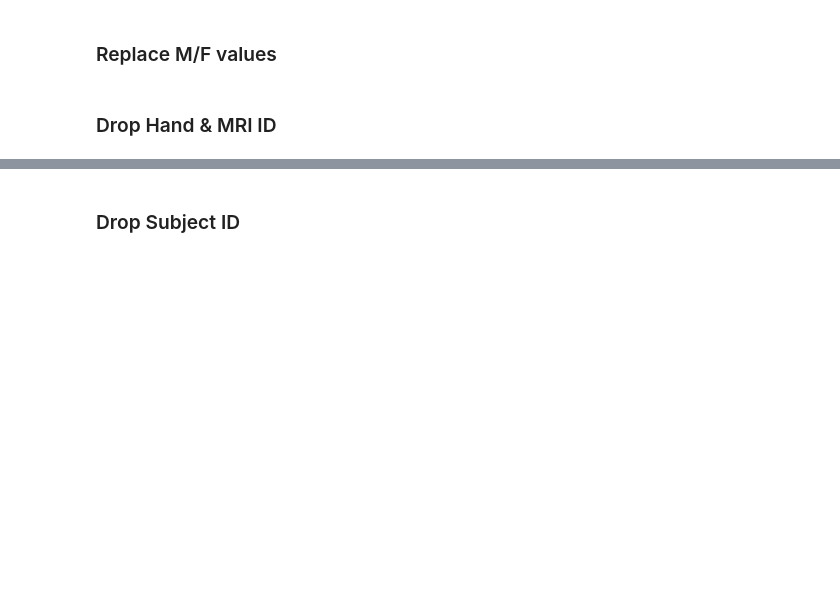
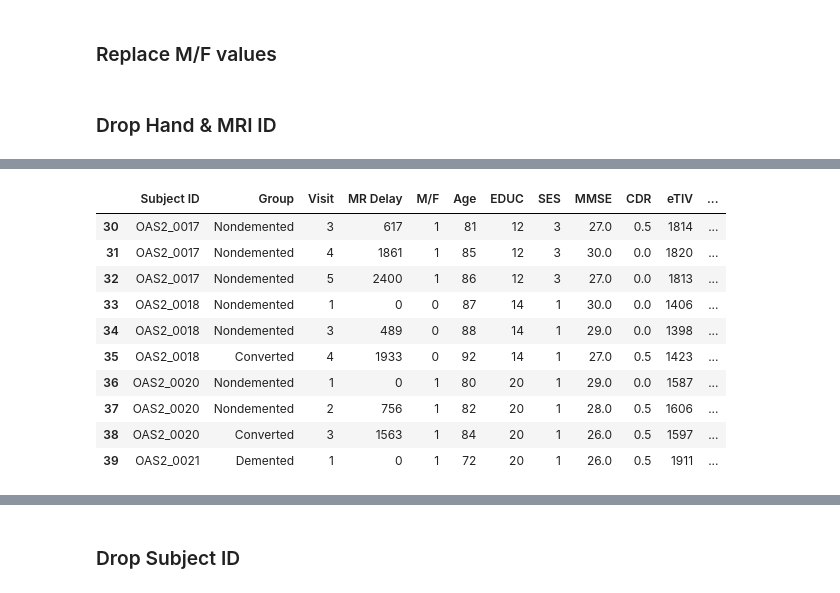
Before and after one commit to amyrmahdy/pets, a Jupyter notebook: AI/classification/oasis_brain_project/brain_mri_v2.ipynb, the cells around one changed output, grey strips where cells are left out. Saved outputs shown, nothing was run; the diff lists cells and outputs as text; code cells hidden in the pictures; blank space fills up the shorter version.

Commit message:
genesis second version oasis brain. Including handeling Converted Group

```diff
--- a/AI/classification/oasis_brain_project/brain_mri_v2.ipynb
+++ b/AI/classification/oasis_brain_project/brain_mri_v2.ipynb
@@ -222,0 +249,14 @@ df.drop(["Hand", "MRI ID"], axis = 1, inplace = True)
+# %%
+df.iloc[30:40]
+# %% [output]
+|  | Subject ID | Group | Visit | MR Delay | M/F | Age | EDUC | SES | MMSE | CDR | eTIV | ... |
+| 30 | OAS2_0017 | Nondemented | 3 | 617 | 1 | 81 | 12 | 3 | 27.0 | 0.5 | 1814 | ... |
+| 31 | OAS2_0017 | Nondemented | 4 | 1861 | 1 | 85 | 12 | 3 | 30.0 | 0.0 | 1820 | ... |
+| 32 | OAS2_0017 | Nondemented | 5 | 2400 | 1 | 86 | 12 | 3 | 27.0 | 0.0 | 1813 | ... |
+| 33 | OAS2_0018 | Nondemented | 1 | 0 | 0 | 87 | 14 | 1 | 30.0 | 0.0 | 1406 | ... |
+| 34 | OAS2_0018 | Nondemented | 3 | 489 | 0 | 88 | 14 | 1 | 29.0 | 0.0 | 1398 | ... |
+| 35 | OAS2_0018 | Converted | 4 | 1933 | 0 | 92 | 14 | 1 | 27.0 | 0.5 | 1423 | ... |
+| 36 | OAS2_0020 | Nondemented | 1 | 0 | 1 | 80 | 20 | 1 | 29.0 | 0.0 | 1587 | ... |
+| 37 | OAS2_0020 | Nondemented | 2 | 756 | 1 | 82 | 20 | 1 | 28.0 | 0.5 | 1606 | ... |
+| 38 | OAS2_0020 | Converted | 3 | 1563 | 1 | 84 | 20 | 1 | 26.0 | 0.5 | 1597 | ... |
+| 39 | OAS2_0021 | Demented | 1 | 0 | 1 | 72 | 20 | 1 | 26.0 | 0.5 | 1911 | ... |
```
Also changed, not shown: parts of 17 cells of this notebook, 1 other file.
